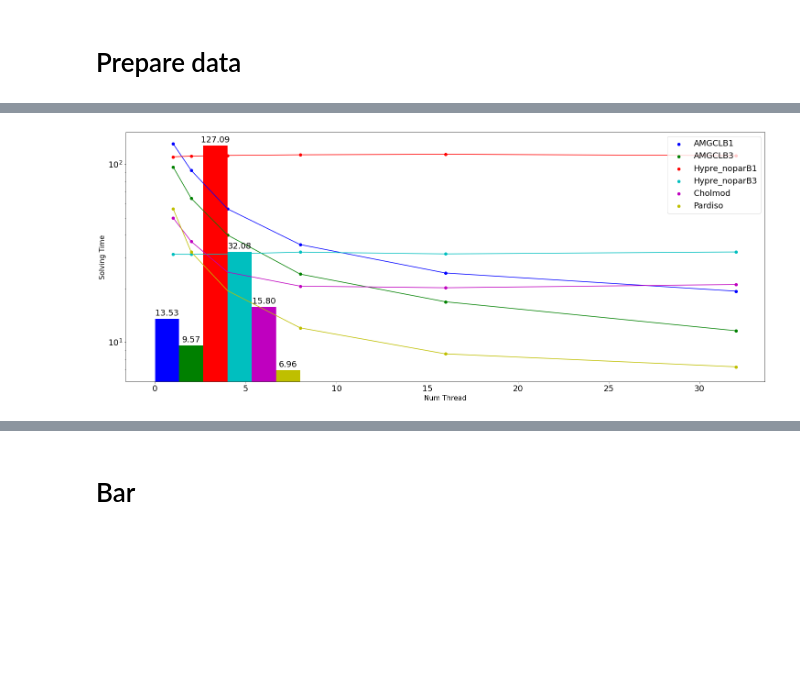
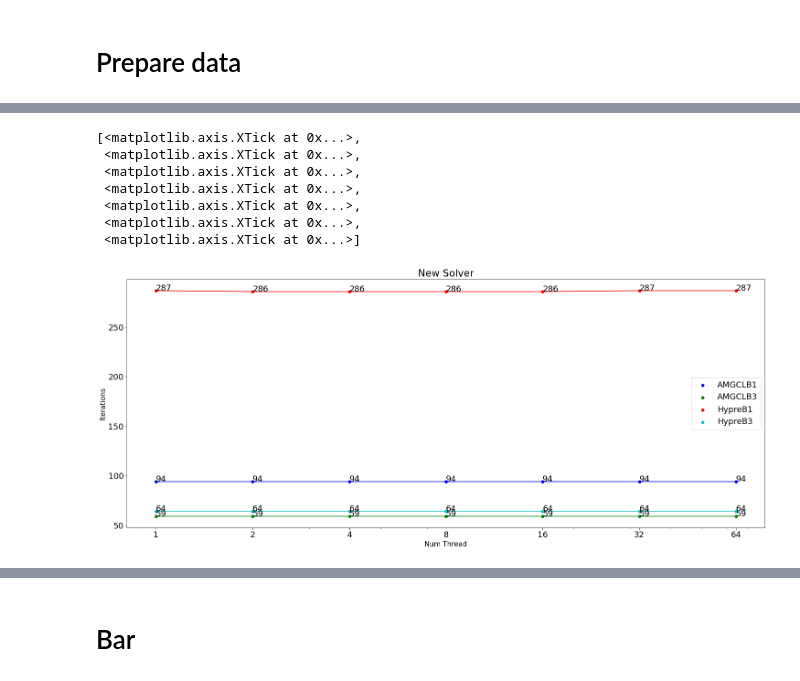
Before and after one commit to njsyw1997/PersonalScript, a Jupyter notebook: polyfem/stat/prepare_stat_old.ipynb, the cells around one changed output, grey strips where cells are left out. Saved outputs shown, nothing was run; the diff lists cells and outputs as text; code cells hidden in the pictures; blank space fills up the shorter version.

```diff
--- a/polyfem/stat/prepare_stat_old.ipynb
+++ b/polyfem/stat/prepare_stat_old.ipynb
@@ -92,7 +94,7 @@ def stats(j_file_):
         err=statistics.mean(err_list)
         num_iterations=sum(iter_list)
         # Need to verify the mat_order
-        return time_solving,num_iterations,err,mat_size,nonzero
+        return time_solving,num_iterations,err,mat_size,nonzero,peak_memory
     else:
         tempiter,temperr=get_erriter(solver_name,solver_info)
         return time_solving,tempiter,temperr,mat_size,nonzero,peak_memory
@@ -189,9 +206,10 @@ def plot(solver_name_,block_size_,ax_,df,loc_index_,num_rects_):
 # %%
+# Sample function, redefine it when ploting
 def fit(solver_name_,block_size_,ax_,df,cmap_,cindex_):
     degree=1
-    tempdf=df[(df["Block Size"]==block_size_) & (df["Solver"]==solver_name_)& (df["discr_order"]==1)]
-    tempdf=tempdf.sort_values(by=['Num Thread'])
-    xdata=np.int64(tempdf["Num Thread"])
+    tempdf=df[(df["Block Size"]==block_size_) & (df["Solver"]==solver_name_)& (df["discr_order"]==2)]
+    tempdf=tempdf.sort_values(by=['Nonzeros'])
+    xdata=np.int64(tempdf['Nonzeros'])
     ydata=np.float64(tempdf["Runtime"])
     logx = np.log(xdata)
     logy = np.log(ydata)
@@ -204,7 +222,10 @@ def fit(solver_name_,block_size_,ax_,df,cmap_,cindex_):
         label_="Pardiso"
     else:
         label_=solver_name_+"B"+str(block_size_)
-    ax_.scatter(xdata,ydata,label=label_,color=cmap_[cindex_])
-    # label_=label_+", k="+str("%.2f" % coeffs[degree-1])
-    # ax_.plot(xtick,yfit(xtick),label=label_,color=cmap_[cindex_])
-    ax_.plot(xdata,ydata,color=cmap_[cindex_])
+    # ax_.scatter(xdata,ydata,label=label_,color=cmap_[cindex_])
+    ax_.scatter(xdata,ydata,color=cmap_[cindex_])
+    label_=label_+", k="+str("%.2f" % coeffs[degree-1])
+    ax_.plot(xdata,yfit(xdata),label=label_,color=cmap_[cindex_])
+    # ax_.plot(xdata,ydata,color=cmap_[cindex_])
+    # for i in range(len(xdata)):
+    #     ax_.annotate('%.1f'%ydata[i], (xdata[i], ydata[i]))
@@ -211,29 +332,56 @@ def fit(solver_name_,block_size_,ax_,df,cmap_,cindex_):
 # %%
 %matplotlib inline
+def fit(solver_name_,block_size_,ax_,df,cmap_,cindex_):
+    degree=1
+    tempdf=df[(df["Block Size"]==block_size_) & (df["Solver"]==solver_name_)]
+    tempdf=tempdf.sort_values(by=['Num Thread'])
+    xdata=np.int64(tempdf['Num Thread'])
+    ydata=np.float64(tempdf["Iterations"])
+    if solver_name_=="Eigen::CholmodSupernodalLLT":
+        label_="Cholmod"
+    elif solver_name_=="Eigen::PardisoLDLT":
+        label_="Pardiso"
+    else:
+        label_=solver_name_+"B"+str(block_size_)
+    ax_.scatter(xdata,ydata,label=label_,color=cmap_[cindex_])
+    ax_.plot(xdata,ydata,color=cmap_[cindex_])
+
+    # ax_.scatter(xdata,ydata,color=cmap_[cindex_])
+    # label_=label_+", k="+str("%.2f" % coeffs[degree-1])
+    # ax_.plot(xdata,yfit(xdata),label=label_,color=cmap_[cindex_])
+    if np.isscalar(ydata):
+        ax_.annotate('%.1d'%ydata, (xdata[0], ydata))
+    else:
+        for i in range(len(xdata)):
+            ax_.annotate('%.1d'%ydata[i], (xdata[i], ydata[i]))
+
 solver_list=["AMGCL","Hypre","Eigen::CholmodSupernodalLLT","Eigen::PardisoLDLT"]
 
 num_threads=np.sort(np.int64(result_df["Num Thread"].unique()))
 fig,ax=plt.subplots(figsize=(25,10)) # figure size
 plt.rcParams.update({'font.size': 18}) # font size
-ax.set_xlabel("Num Thread",fontsize=15) # x labels
-ax.set_ylabel("Solving Time",fontsize=15) # y labels
+ax.set_xlabel('Num Thread',fontsize=15) # x labels
+ax.set_ylabel("Iterations",fontsize=15) # y labels
 fit("AMGCL",1,ax,result_df,cmap,0)
 fit("AMGCL",3,ax,result_df,cmap,1)
-fit("Hypre_nopar",1,ax,result_df,cmap,2)
-fit("Hypre_nopar",3,ax,result_df,cmap,3)
-fit("Eigen::CholmodSupernodalLLT",1,ax,result_df,cmap,4)
-fit("Eigen::PardisoLDLT",1,ax,result_df,cmap,5)
-plot("AMGCL",1,ax,result_ori_df,0,6)
-plot("AMGCL",3,ax,result_ori_df,1,6)
-plot("Hypre",1,ax,result_ori_df,2,6)
-plot("Hypre",3,ax,result_ori_df,3,6)
-plot("Eigen::CholmodSupernodalLLT",1,ax,result_ori_df,4,6)
-plot("Eigen::PardisoLDLT",1,ax,result_ori_df,5,6)
+fit("Hypre",1,ax,result_df,cmap,2)
+fit("Hypre",3,ax,result_df,cmap,3)
+# fit("Eigen::CholmodSupernodalLLT",1,ax,result_df,cmap,4)
+# fit("Eigen::PardisoLDLT",1,ax,result_df,cmap,5)
 plt.xticks(fontsize=18, rotation=0)
 plt.yticks(fontsize=18, rotation=0)
+plt.title("New Solver")
 ax.legend()
-
-# plt.xscale("log") # log scale
-plt.yscale("log") # log scale
+# ax.set_xticklabels([1,2,4,8,16,32,64])
+plt.xscale("log") # log scale
+ax.set_xticks([1,2,4,8,16,32,64],[str(1),str(2),str(4),str(8),str(16),str(32),str(64)])
+# plt.yscale("log") # log scale
 # %% [output]
+[<matplotlib.axis.XTick at 0x...>,
+ <matplotlib.axis.XTick at 0x...>,
+ <matplotlib.axis.XTick at 0x...>,
+ <matplotlib.axis.XTick at 0x...>,
+ <matplotlib.axis.XTick at 0x...>,
+ <matplotlib.axis.XTick at 0x...>,
+ <matplotlib.axis.XTick at 0x...>]
-[figure, old version]
+[figure, new version]
```
Also changed, not shown: parts of 12 cells of this notebook, 25 other files.
